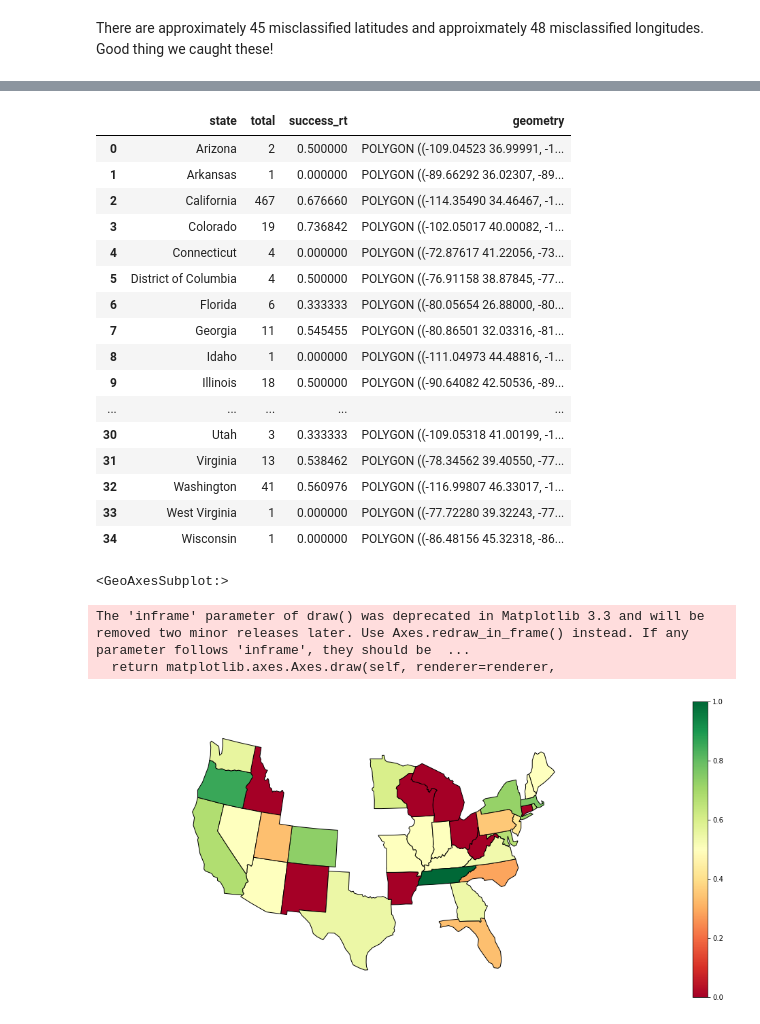
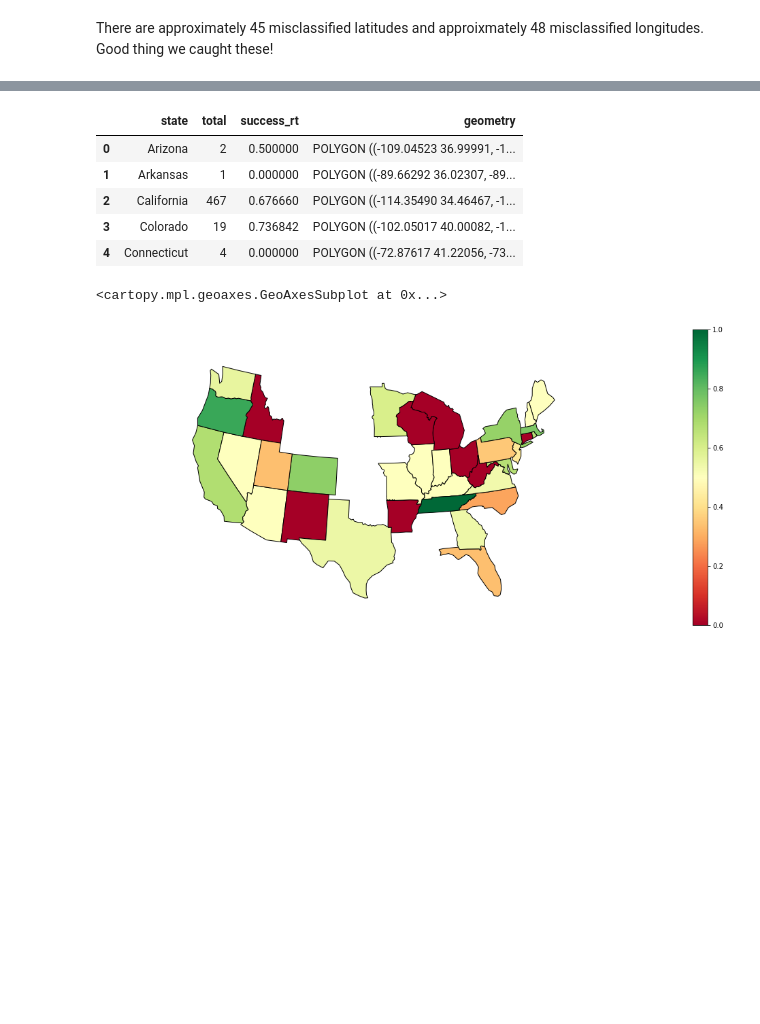
Before and after one commit to akshay7424/Data1050-Startup-Data-Final-Project, a Jupyter notebook: Visualization.ipynb, the cells around one changed output, grey strips where cells are left out. Drawn from its saved outputs; the diff is of its cells as text; code cells hidden in the pictures; blank space fills up the shorter version.

```diff
--- a/Visualization.ipynb
+++ b/Visualization.ipynb
@@ -217,24 +138,14 @@ df_by_state
 # %%
 gdf_by_state = df_by_state.merge(contiguous_usa, left_on='state', right_on='state').drop(['adm1_code','population'], axis=1)
-gdf_by_state
+gdf_by_state = gpd.GeoDataFrame(gdf_by_state)
+gdf_by_state.head()
 # %% [output]
 |  | state | total | success_rt | geometry |
 | 0 | Arizona | 2 | 0.500000 | POLYGON ((-109.04523 36.99991, -1... |
 | 1 | Arkansas | 1 | 0.000000 | POLYGON ((-89.66292 36.02307, -89... |
 | 2 | California | 467 | 0.676660 | POLYGON ((-114.35490 34.46467, -1... |
 | 3 | Colorado | 19 | 0.736842 | POLYGON ((-102.05017 40.00082, -1... |
 | 4 | Connecticut | 4 | 0.000000 | POLYGON ((-72.87617 41.22056, -73... |
-| 5 | District of Columbia | 4 | 0.500000 | POLYGON ((-76.91158 38.87845, -77... |
-| 6 | Florida | 6 | 0.333333 | POLYGON ((-80.05654 26.88000, -80... |
-| 7 | Georgia | 11 | 0.545455 | POLYGON ((-80.86501 32.03316, -81... |
-| 8 | Idaho | 1 | 0.000000 | POLYGON ((-111.04973 44.48816, -1... |
-| 9 | Illinois | 18 | 0.500000 | POLYGON ((-90.64082 42.50536, -89... |
-| ... | ... | ... | ... | ... |
-| 30 | Utah | 3 | 0.333333 | POLYGON ((-109.05318 41.00199, -1... |
-| 31 | Virginia | 13 | 0.538462 | POLYGON ((-78.34562 39.40550, -77... |
-| 32 | Washington | 41 | 0.560976 | POLYGON ((-116.99807 46.33017, -1... |
-| 33 | West Virginia | 1 | 0.000000 | POLYGON ((-77.72280 39.32243, -77... |
-| 34 | Wisconsin | 1 | 0.000000 | POLYGON ((-86.48156 45.32318, -86... |
 # %%
 gplt.choropleth(
     gdf_by_state,
@@ -246,9 +157,7 @@ gplt.choropleth(
     figsize=(20, 8)
 )
 # %% [output]
-<GeoAxesSubplot:>
+<cartopy.mpl.geoaxes.GeoAxesSubplot at 0x...>
-The 'inframe' parameter of draw() was deprecated in Matplotlib 3.3 and will be removed two minor releases later. Use Axes.redraw_in_frame() instead. If any parameter follows 'inframe', they should be  ...
-  return matplotlib.axes.Axes.draw(self, renderer=renderer,
 [figure]
 # %%
 gdf.head()
```
Also changed, not shown: parts of 14 cells of this notebook, 2 other files.
